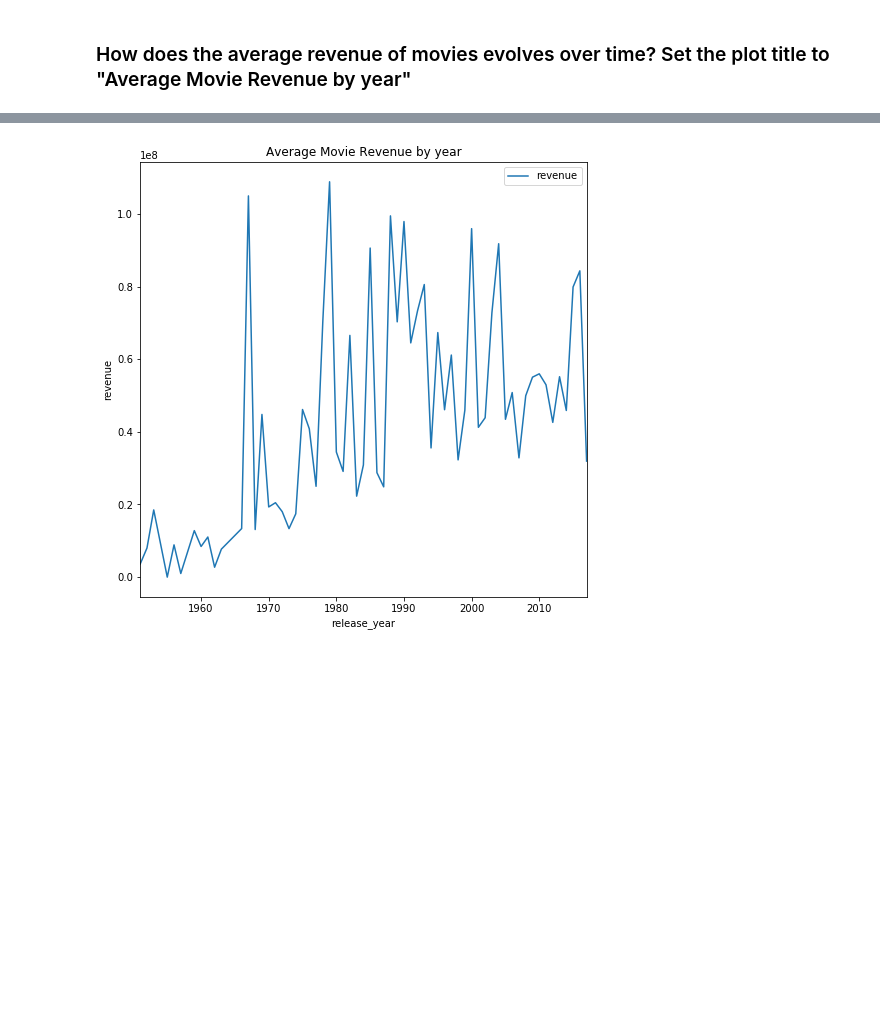
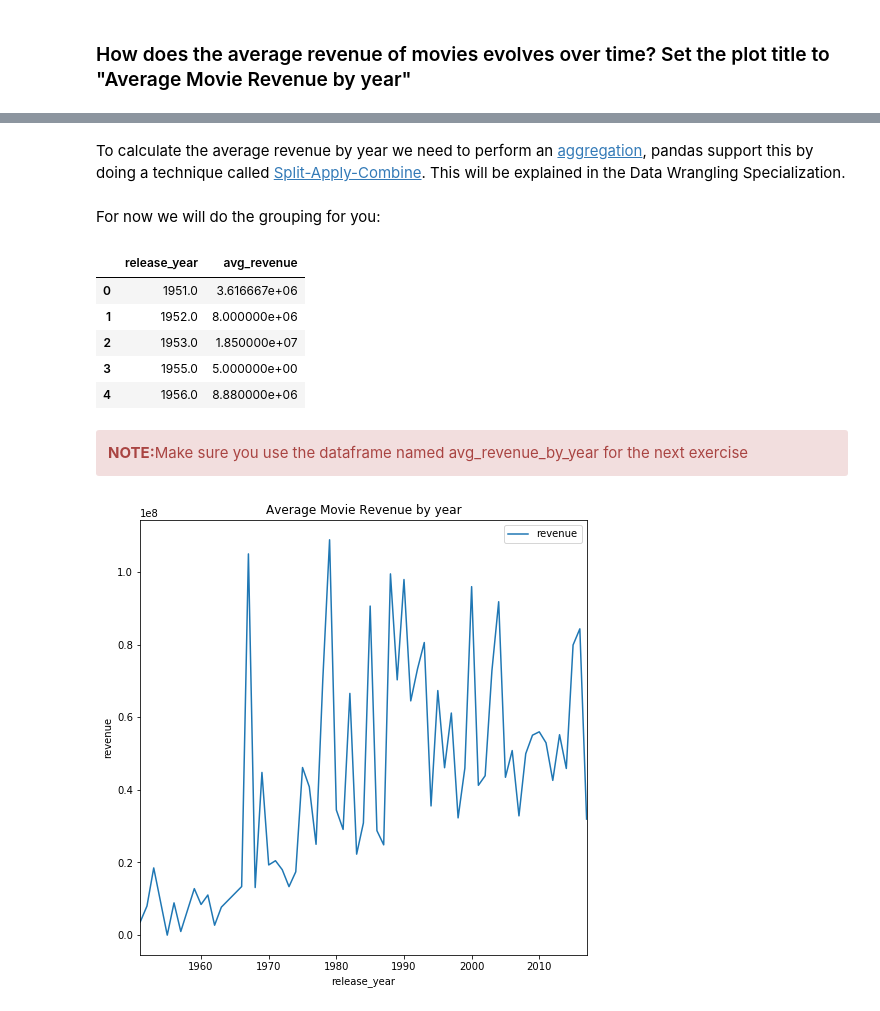
Before and after one commit to fcboss/data-science-academy-workspace, a Jupyter notebook: S01 - Bootcamp and Binary Classification/SLU03 - Visualization with Pandas and Matplotlib/Exercise notebook.ipynb, the cells around one changed output, grey strips where cells are left out. Cells and saved outputs as stored; diff of their text form; code cells hidden in the pictures; blank space fills up the shorter version.

```diff
--- a/S01 - Bootcamp and Binary Classification/SLU03 - Visualization with Pandas and Matplotlib/Exercise notebook.ipynb
+++ b/S01 - Bootcamp and Binary Classification/SLU03 - Visualization with Pandas and Matplotlib/Exercise notebook.ipynb
@@ -124 +124,20 @@ Success!
+# %% [markdown]
+To calculate the average revenue by year we need to perform an [aggregation](https://jakevdp.github.io/PythonDataScienceHandbook/03.08-aggregation-and-grouping.html), pandas support this by doing a technique called [Split-Apply-Combine](https://pandas.pydata.org/pandas-docs/stable/user_guide/groupby.html). This will be explained in the Data Wrangling Specialization.
+# %% [markdown]
+For now we will do the grouping for you:
+# %%
+avg_revenue_by_year = movies.groupby("release_year")["revenue"].mean().reset_index()
+avg_revenue_by_year.columns = ["release_year", "avg_revenue"]
+avg_revenue_by_year.head()
+# %% [output]
+|  | release_year | avg_revenue |
+| 0 | 1951.0 | 3.616667e+06 |
+| 1 | 1952.0 | 8.000000e+06 |
+| 2 | 1953.0 | 1.850000e+07 |
+| 3 | 1955.0 | 5.000000e+00 |
+| 4 | 1956.0 | 8.880000e+06 |
+# %% [markdown]
+<div class="alert alert-danger">
+<b>NOTE:</b>Make sure you use the dataframe named avg_revenue_by_year for the next exercise
+</div>
 # %%
```
Also changed, not shown: parts of 15 cells of this notebook.
